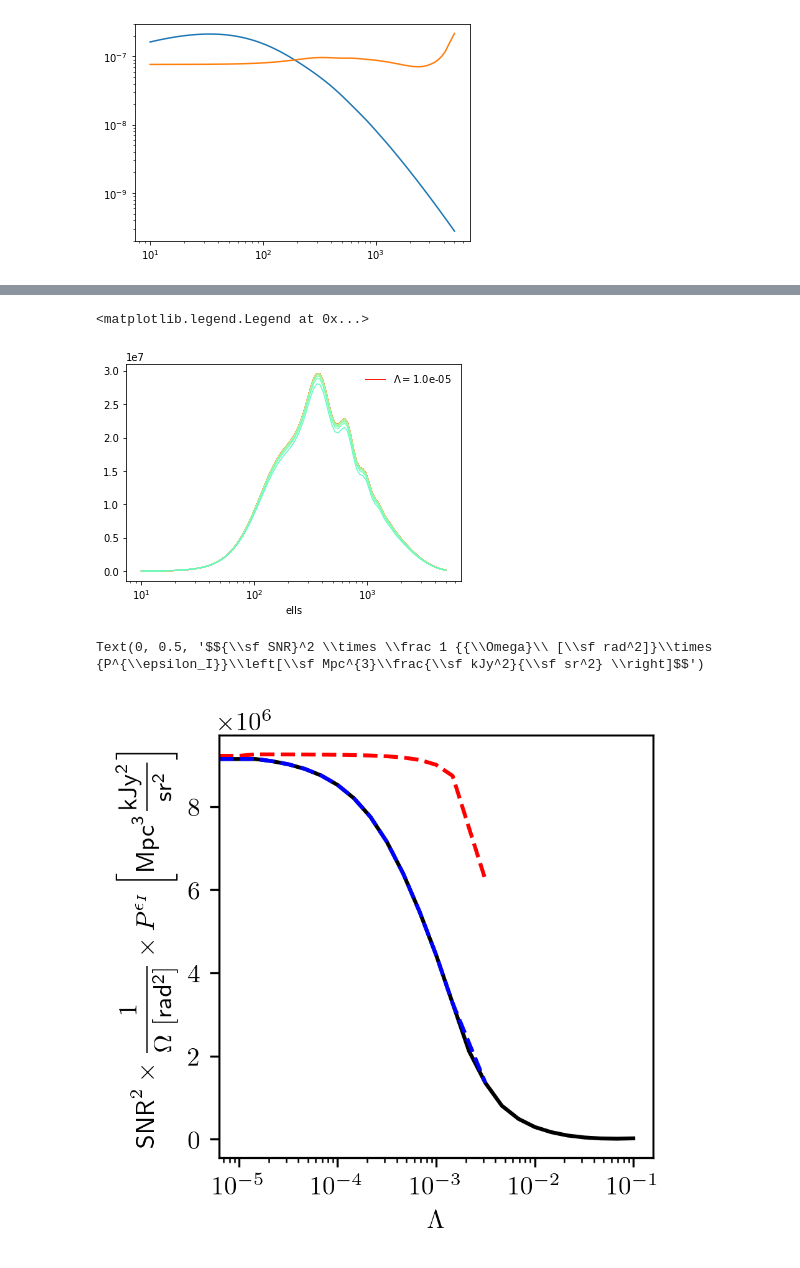
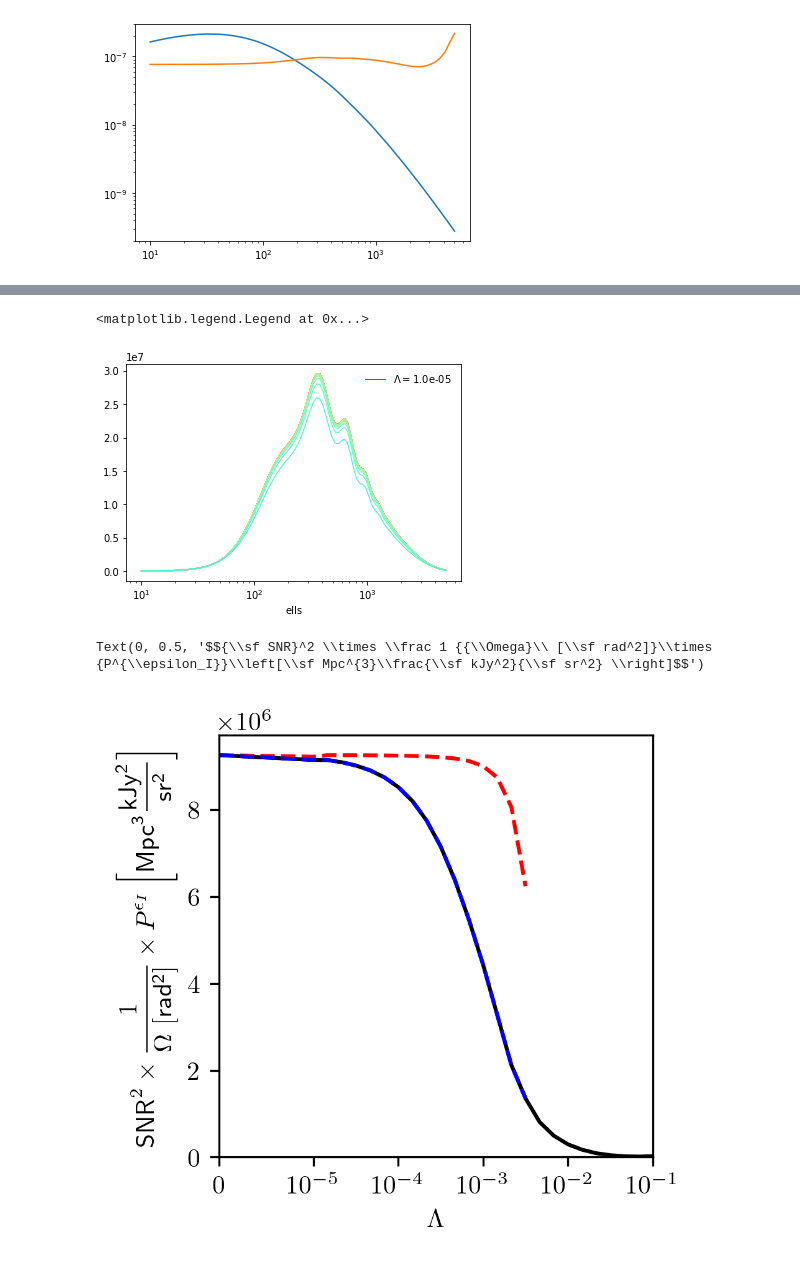
Before and after one commit to DelonShen/LIMxCMBL, a Jupyter notebook: 005.011.2025-02-18-SNR-diagonal-noise-dominated-CCAT-prime-specific.ipynb, the cells around one changed output, grey strips where cells are left out. Saved outputs shown, nothing was run; the diff lists cells and outputs as text; code cells hidden in the pictures.

```diff
--- a/005.011.2025-02-18-SNR-diagonal-noise-dominated-CCAT-prime-specific.ipynb
+++ b/005.011.2025-02-18-SNR-diagonal-noise-dominated-CCAT-prime-specific.ipynb
@@ -114,3 +113,15 @@ skipping 21 0.03162277660168379
 skipping 22 0.046415888336127774
 skipping 23 0.06812920690579609
 skipping 24 0.1
+# %%
+SNR2_per_mode_dpss_diag = {}
+SNR2_per_mode_dpss_diag[0.0] = SNR2_per_mode_diag[0.0]
+
+Lambda_idx = -1
+for Lambda in tqdm(Lambdas):
+    Lambda_idx += 1
+    try:
+        computed_oup_fname = '/scratch/users/delon/LIMxCMBL/eHIeHI/snr_per_mode_scipy_zmin_%.5f_zmax_%.5f_Lambda_idx_%d_log2_%d_dpss_diag.npy'%(zmin, zmax, Lambda_idx, log2)
+        SNR2_per_mode_dpss_diag[Lambda] = np.load(computed_oup_fname)
+    except:
+        print('skipping', Lambda_idx, Lambda)
@@ -160,7 +181,7 @@ plt.xlabel('ells')
 plt.legend(frameon=False)
 # %% [output]
 <matplotlib.legend.Legend at 0x...>
-[figure, old version]
+[figure, new version]
 # %%
 plt.show()
 plt.rcParams['text.usetex'] = True
@@ -174,11 +195,14 @@ for Lambda_idx in range(len(Lambdas)):
     SNR2_per_Omega_per_invPei_full[Lambda_idx] = trapezoid(x = np.log(ells),
                                            y = SNR2_per_mode_full[Lambda] * ells ** 2 / 2 / np.pi)
 
-    SNR2_per_Omega_per_invPei_sanity[Lambda_idx] = trapezoid(x = np.log(ells),
-                                       y = SNR2_per_mode_sanity[Lambda] * ells ** 2 / 2 / np.pi)
 
 SNR2_per_Omega_per_invPei_diag = np.zeros(len(SNR2_per_mode_diag))
 
 for Lambda_idx,Lambda in enumerate(SNR2_per_mode_diag):
     SNR2_per_Omega_per_invPei_diag[Lambda_idx] = trapezoid(x = np.log(ells),
                                                            y = SNR2_per_mode_diag[Lambda] * ells ** 2 / 2 / np.pi)
+    try:
+        SNR2_per_Omega_per_invPei_sanity[Lambda_idx] = trapezoid(x = np.log(ells),
+                                                                 y = SNR2_per_mode_sanity[Lambda] * ells ** 2 / 2 / np.pi)
+    except:
+        continue
@@ -185,18 +215,20 @@ for Lambda_idx,Lambda in enumerate(SNR2_per_mode_diag):
 # %%
 plt.figure(figsize = (3,3) ,dpi = 300, facecolor = 'w')
 
 plt.plot(list(SNR2_per_mode_diag.keys()), (SNR2_per_Omega_per_invPei_diag), c='k')
 plt.plot(Lambdas, (SNR2_per_Omega_per_invPei_full), 'r--')
 plt.plot(Lambdas, (SNR2_per_Omega_per_invPei_sanity), 'b--')
 
-plt.xscale('log')
 fundamental = 2*np.pi/(chimax - chimin)
+plt.ylim(0, np.max(SNR2_per_Omega_per_invPei_sanity) * 1.05)
+plt.xscale('symlog', linthresh = 1e-5)
+plt.xlim(0, 1e-1)
 
 plt.xlabel(r'$\Lambda$')
 plt.ylabel(r'$${\sf SNR}^2 \times \frac 1 {{\Omega}\ [\sf rad^2]}\times {P^{\epsilon_I}}\left[\sf Mpc^{3}\frac{\sf kJy^2}{\sf sr^2} \right]$$')
 # %% [output]
 Text(0, 0.5, '$${\\sf SNR}^2 \\times \\frac 1 {{\\Omega}\\ [\\sf rad^2]}\\times {P^{\\epsilon_I}}\\left[\\sf Mpc^{3}\\frac{\\sf kJy^2}{\\sf sr^2} \\right]$$')
-[figure, old version]
+[figure, new version]
 # %%
 plt.figure(figsize = (3,3) ,dpi = 300, facecolor = 'w')
 
```
Also changed, not shown: parts of 7 cells of this notebook, 26 other files.
